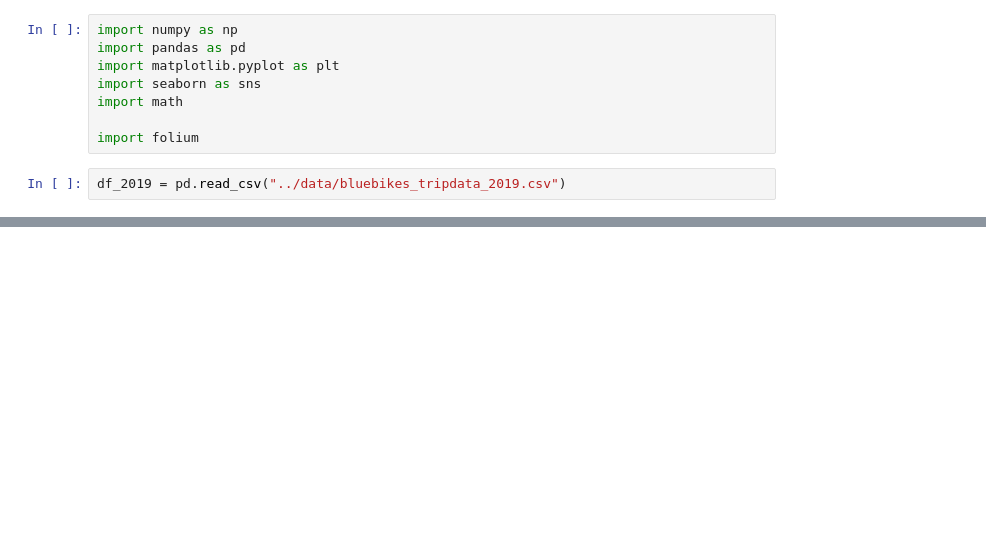
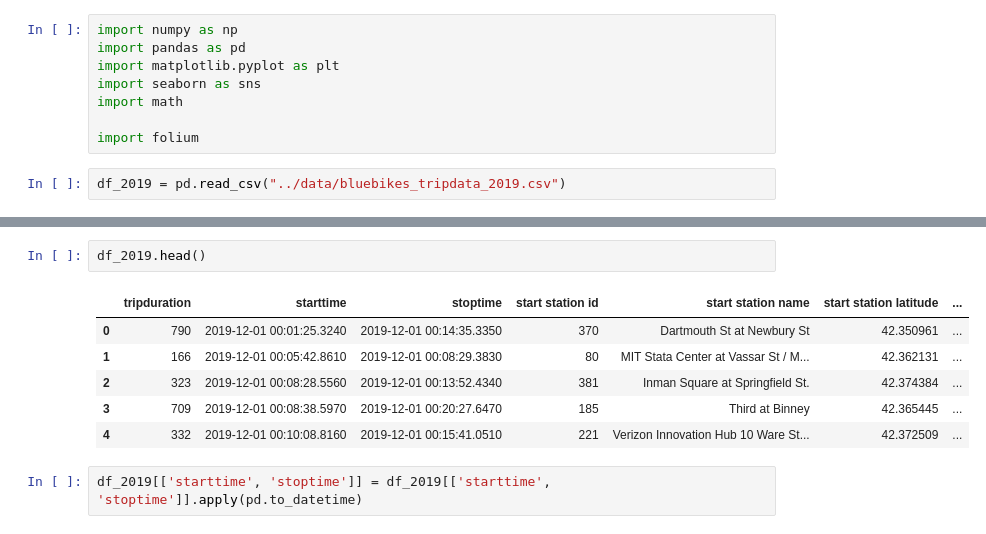
Before and after one commit to DFL1010/BlueBikes, a Jupyter notebook: BlueBikes.ipynb, the cells around one changed output, grey strips where cells are left out. Saved outputs shown, nothing was run; the diff lists cells and outputs as text; blank space fills up the shorter version.

```diff
--- a/BlueBikes.ipynb
+++ b/BlueBikes.ipynb
@@ -19,3 +19,14 @@ for _, details in unique_2019.iterrows():
 m
 # %% [output]
 [interactive output not drawn]
+# %%
+df_2019.head()
+# %% [output]
+|  | tripduration | starttime | stoptime | start station id | start station name | start station latitude | ... |
+| 0 | 790 | 2019-12-01 00:01:25.3240 | 2019-12-01 00:14:35.3350 | 370 | Dartmouth St at Newbury St | 42.350961 | ... |
+| 1 | 166 | 2019-12-01 00:05:42.8610 | 2019-12-01 00:08:29.3830 | 80 | MIT Stata Center at Vassar St / M... | 42.362131 | ... |
+| 2 | 323 | 2019-12-01 00:08:28.5560 | 2019-12-01 00:13:52.4340 | 381 | Inman Square at Springfield St. | 42.374384 | ... |
+| 3 | 709 | 2019-12-01 00:08:38.5970 | 2019-12-01 00:20:27.6470 | 185 | Third at Binney | 42.365445 | ... |
+| 4 | 332 | 2019-12-01 00:10:08.8160 | 2019-12-01 00:15:41.0510 | 221 | Verizon Innovation Hub 10 Ware St... | 42.372509 | ... |
+# %%
+df_2019[['starttime', 'stoptime']] = df_2019[['starttime', 'stoptime']].apply(pd.to_datetime)
```
Also changed, not shown: parts of 2 cells of this notebook.
